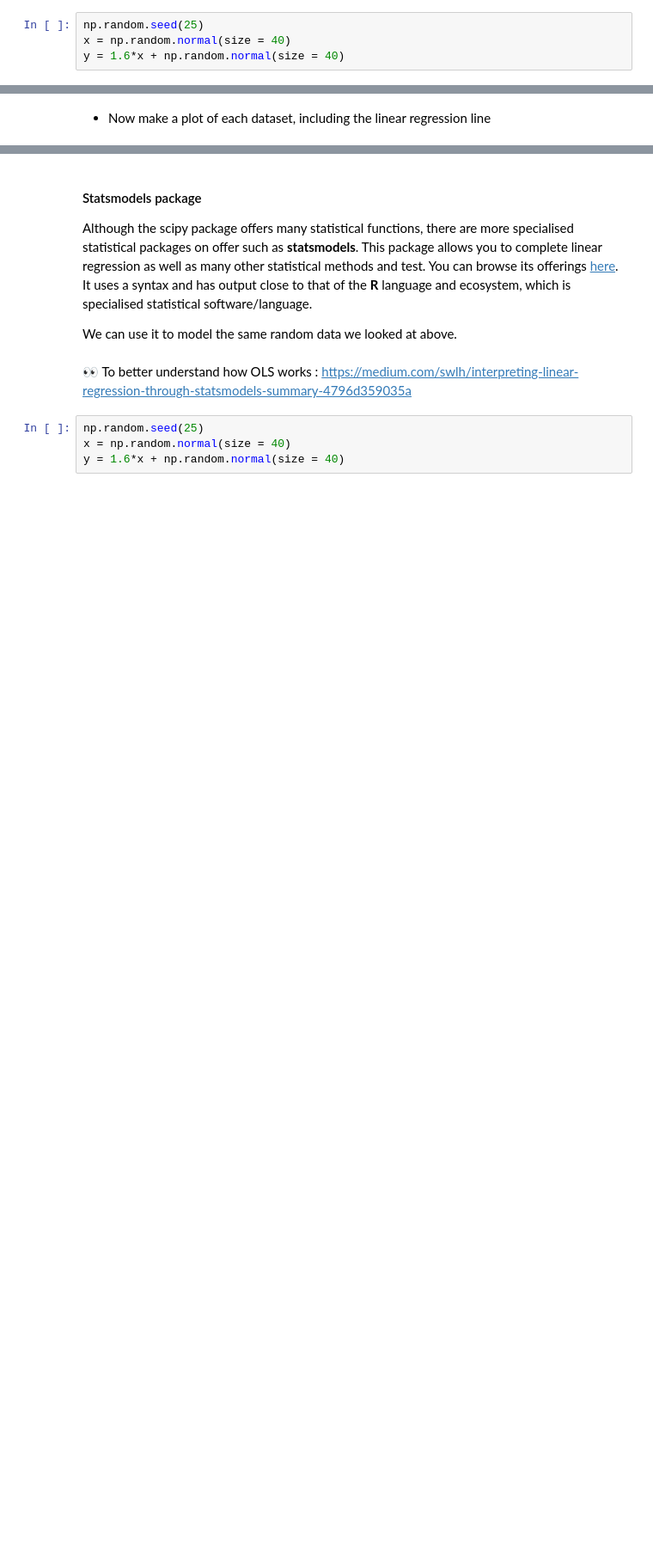
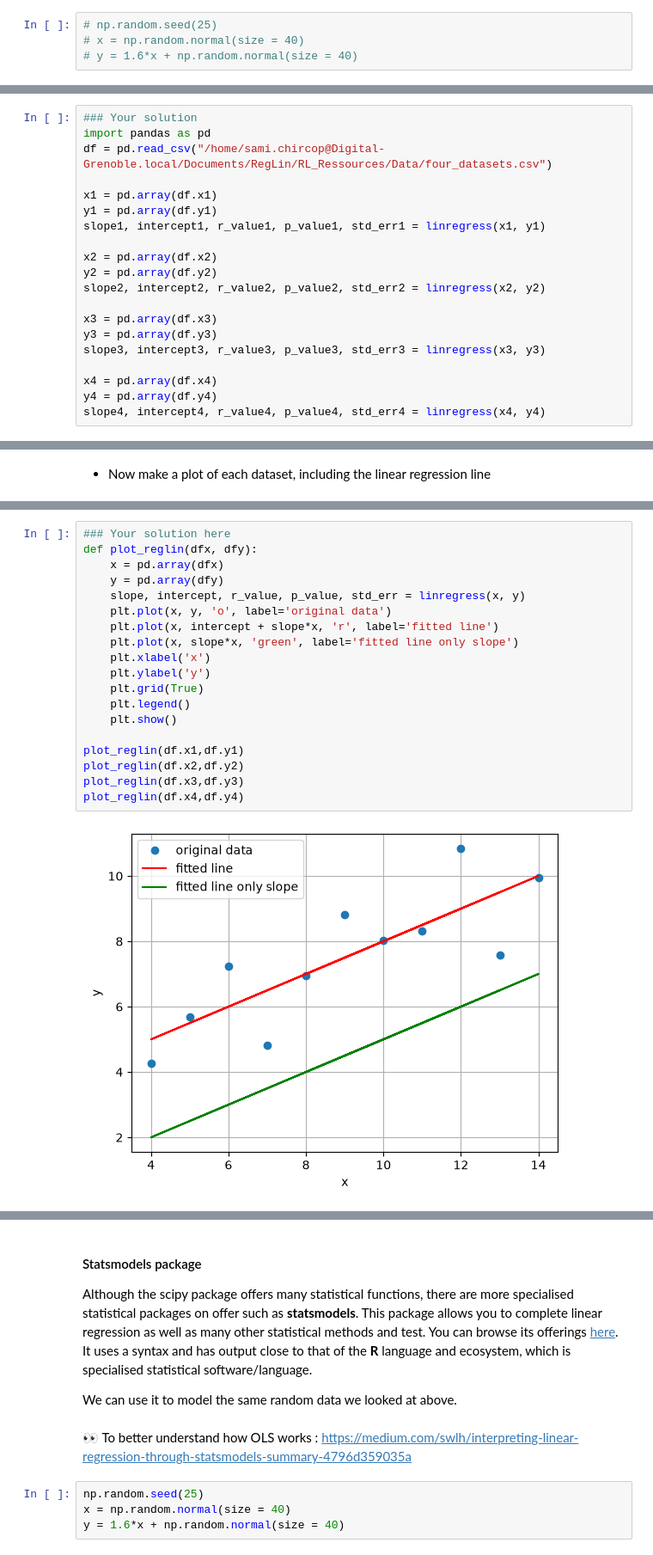
Before and after one commit to srcccninta/RegLin, a Jupyter notebook: RL_Ressources/Notebooks/01ClassicLinearRegression.ipynb, the cells around one changed output, grey strips where cells are left out. Shown at 86% size. Drawn from its saved outputs; the diff is of its cells as text; blank space fills up the shorter version.

```diff
--- a/RL_Ressources/Notebooks/01ClassicLinearRegression.ipynb
+++ b/RL_Ressources/Notebooks/01ClassicLinearRegression.ipynb
@@ -122,9 +122,9 @@ The rest of this notebook is focussed only on using a classic linear regression
 
 Let's make some random data for us to work on.
 # %%
-np.random.seed(25)
-x = np.random.normal(size = 40)
-y = 1.6*x + np.random.normal(size = 40)
+# np.random.seed(25)
+# x = np.random.normal(size = 40)
+# y = 1.6*x + np.random.normal(size = 40)
 # %%
 plt.plot(x, y, 'o', label='random data')
 plt.xlabel('x')
@@ -196,0 +217,20 @@ The file four_datasets.csv in the folder data contains four small datasets. Find
+# %%
+### Your solution
+import pandas as pd
+df = pd.read_csv("/home/sami.chircop@Digital-Grenoble.local/Documents/RegLin/RL_Ressources/Data/four_datasets.csv")
+
+x1 = pd.array(df.x1)
+y1 = pd.array(df.y1)
+slope1, intercept1, r_value1, p_value1, std_err1 = linregress(x1, y1)
+
+x2 = pd.array(df.x2)
+y2 = pd.array(df.y2)
+slope2, intercept2, r_value2, p_value2, std_err2 = linregress(x2, y2)
+
+x3 = pd.array(df.x3)
+y3 = pd.array(df.y3)
+slope3, intercept3, r_value3, p_value3, std_err3 = linregress(x3, y3)
+
+x4 = pd.array(df.x4)
+y4 = pd.array(df.y4)
+slope4, intercept4, r_value4, p_value4, std_err4 = linregress(x4, y4)
@@ -202,0 +249,21 @@ The file four_datasets.csv in the folder data contains four small datasets. Find
+# %%
+### Your solution here
+def plot_reglin(dfx, dfy):
+    x = pd.array(dfx)
+    y = pd.array(dfy)
+    slope, intercept, r_value, p_value, std_err = linregress(x, y)
+    plt.plot(x, y, 'o', label='original data')
+    plt.plot(x, intercept + slope*x, 'r', label='fitted line')
+    plt.plot(x, slope*x, 'green', label='fitted line only slope')
+    plt.xlabel('x')
+    plt.ylabel('y')
+    plt.grid(True)
+    plt.legend()
+    plt.show()
+
+plot_reglin(df.x1,df.y1)
+plot_reglin(df.x2,df.y2)
+plot_reglin(df.x3,df.y3)
+plot_reglin(df.x4,df.y4)
+# %% [output]
+[figure, added]
```
Also changed, not shown: parts of 15 cells of this notebook.
